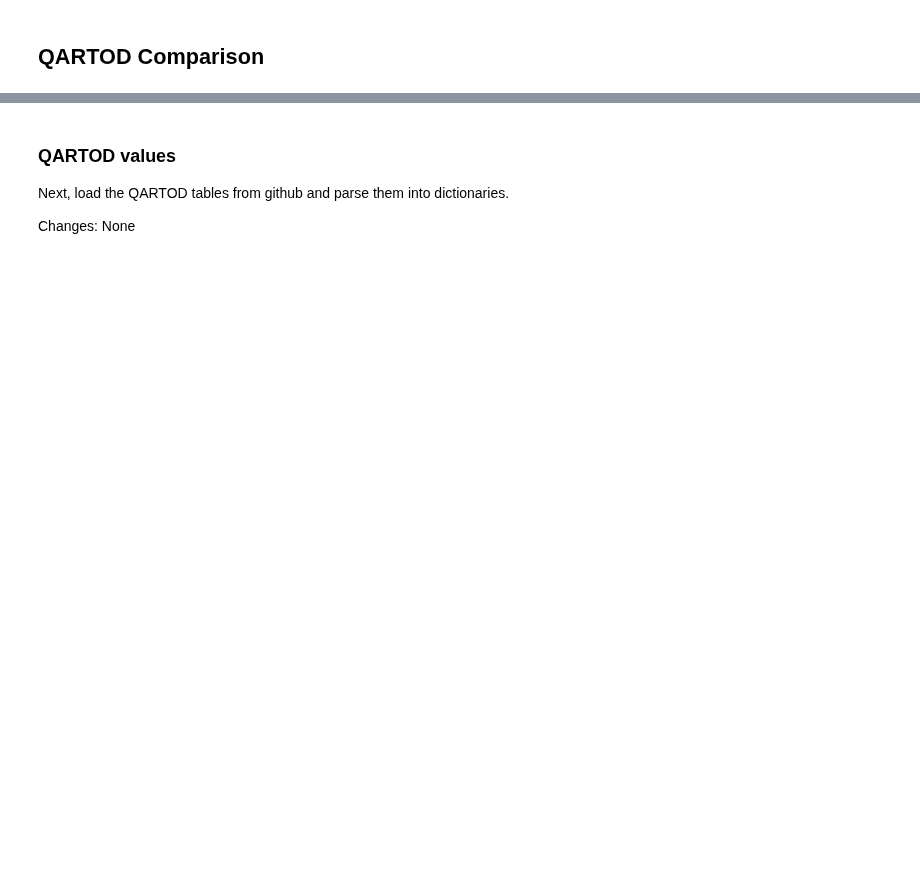
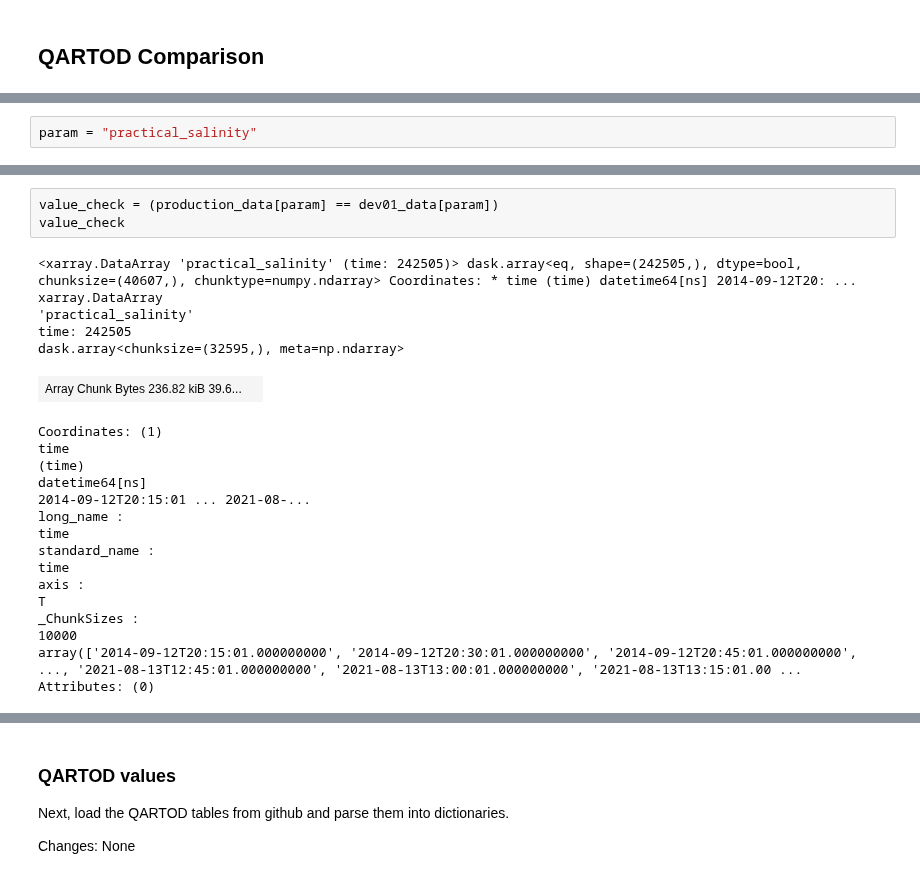
Before and after one commit to cooleyky/QAQC_Sandbox, a Jupyter notebook: QARTOD/Testing/scripts/QARTOD_testing_CGSN.ipynb, the cells around one changed output, grey strips where cells are left out. Drawn from its saved outputs; the diff is of its cells as text; blank space fills up the shorter version.

```diff
--- a/QARTOD/Testing/scripts/QARTOD_testing_CGSN.ipynb
+++ b/QARTOD/Testing/scripts/QARTOD_testing_CGSN.ipynb
@@ -235,0 +301,2 @@ Global Irminger Sea Flanking Subsurface Mooring A Mooring Riser
+# %%
+param = "practical_salinity"
@@ -235,0 +339,25 @@ Global Irminger Sea Flanking Subsurface Mooring A Mooring Riser
+# %%
+value_check = (production_data[param] == dev01_data[param])
+value_check
+# %% [output]
+<xarray.DataArray 'practical_salinity' (time: 242505)> dask.array<eq, shape=(242505,), dtype=bool, chunksize=(40607,), chunktype=numpy.ndarray> Coordinates: * time (time) datetime64[ns] 2014-09-12T20: ...
+xarray.DataArray
+'practical_salinity'
+time: 242505
+dask.array<chunksize=(32595,), meta=np.ndarray>
+| Array Chunk Bytes 236.82 kiB 39.6... |  |
+Coordinates: (1)
+time
+(time)
+datetime64[ns]
+2014-09-12T20:15:01 ... 2021-08-...
+long_name :
+time
+standard_name :
+time
+axis :
+T
+_ChunkSizes :
+10000
+array(['2014-09-12T20:15:01.000000000', '2014-09-12T20:30:01.000000000', '2014-09-12T20:45:01.000000000', ..., '2021-08-13T12:45:01.000000000', '2021-08-13T13:00:01.000000000', '2021-08-13T13:15:01.00 ...
+Attributes: (0)
```
Also changed, not shown: parts of 71 cells of this notebook.
